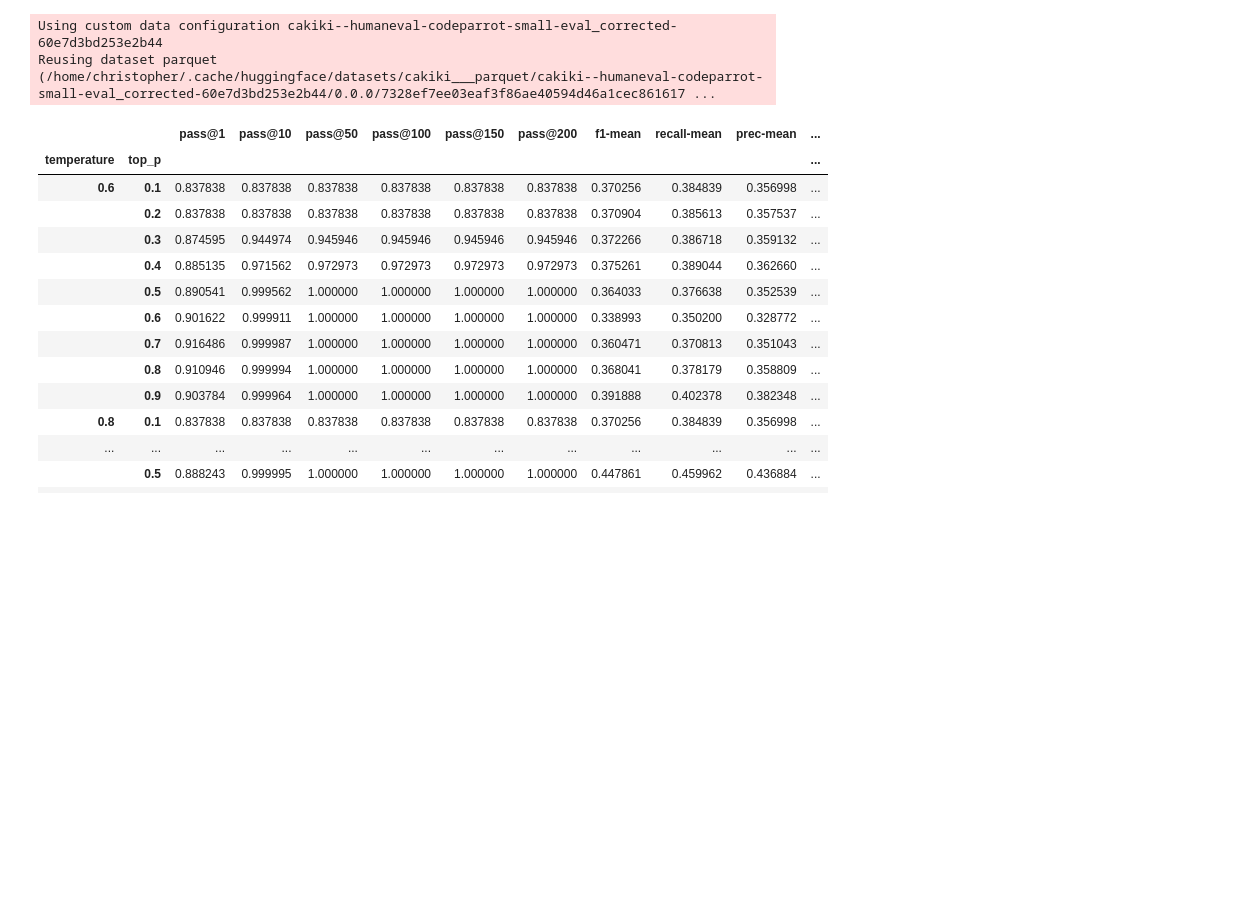
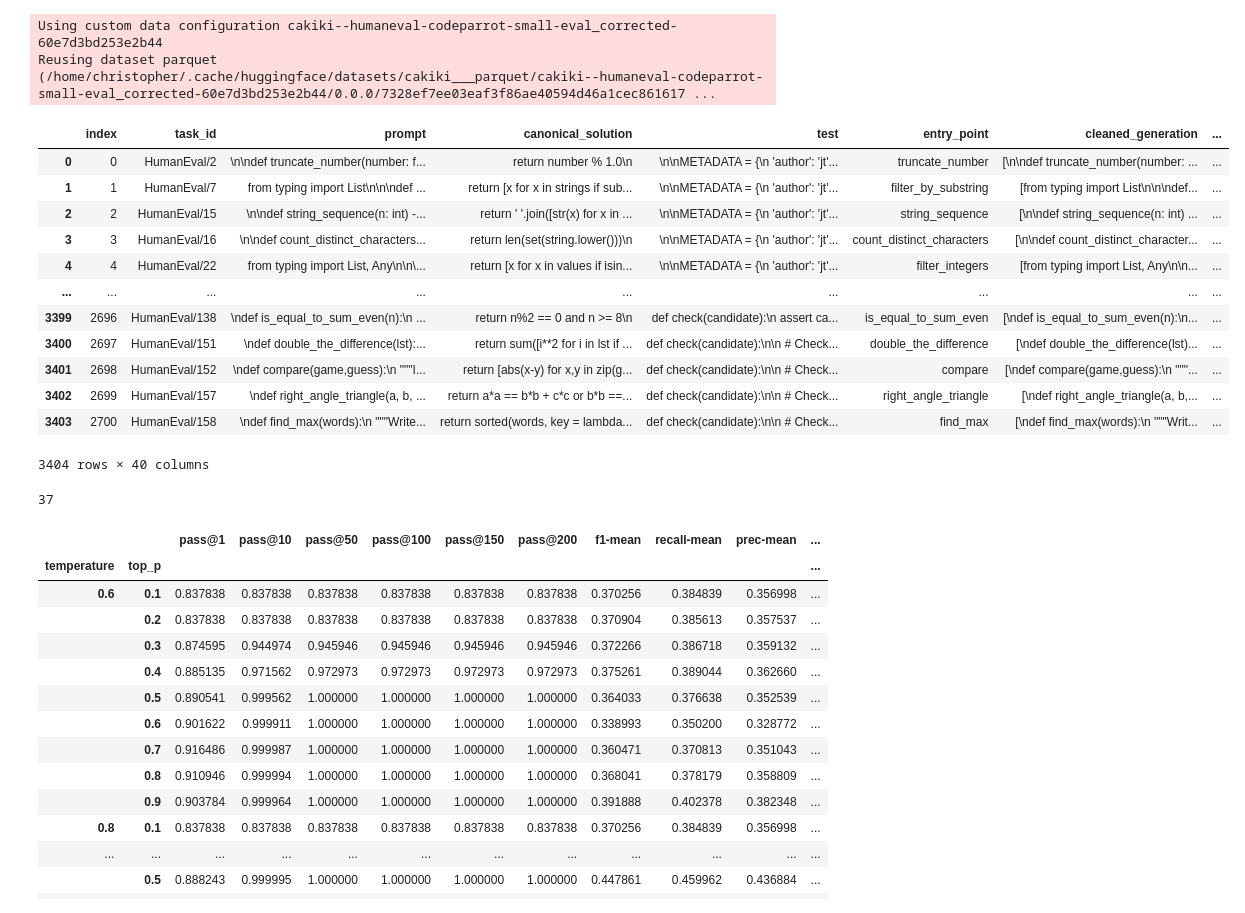
Before and after one commit to cakiki/codeLM, a Jupyter notebook: notebooks/results.ipynb, the cells around one changed output. Drawn from its saved outputs; the diff is of its cells as text; code cells hidden in the pictures; blank space fills up the shorter version.

```diff
--- a/notebooks/results.ipynb
+++ b/notebooks/results.ipynb
@@ -155,6 +155,22 @@ Using custom data configuration cakiki--humaneval-codeparrot-small-eval_correcte
 Reusing dataset parquet (/home/christopher/.cache/huggingface/datasets/cakiki___parquet/cakiki--humaneval-codeparrot-small-eval_corrected-60e7d3bd253e2b44/0.0.0/7328ef7ee03eaf3f86ae40594d46a1cec861617 ...
 # %%
 df = dset.to_pandas()
+# %%
+df
+# %% [output]
+|  | index | task_id | prompt | canonical_solution | test | entry_point | cleaned_generation | ... |
+| 0 | 0 | HumanEval/2 | \n\ndef truncate_number(number: f... | return number % 1.0\n | \n\nMETADATA = {\n 'author': 'jt'... | truncate_number | [\n\ndef truncate_number(number: ... | ... |
+| 1 | 1 | HumanEval/7 | from typing import List\n\n\ndef ... | return [x for x in strings if sub... | \n\nMETADATA = {\n 'author': 'jt'... | filter_by_substring | [from typing import List\n\n\ndef... | ... |
+| 2 | 2 | HumanEval/15 | \n\ndef string_sequence(n: int) -... | return ' '.join([str(x) for x in ... | \n\nMETADATA = {\n 'author': 'jt'... | string_sequence | [\n\ndef string_sequence(n: int) ... | ... |
+| 3 | 3 | HumanEval/16 | \n\ndef count_distinct_characters... | return len(set(string.lower()))\n | \n\nMETADATA = {\n 'author': 'jt'... | count_distinct_characters | [\n\ndef count_distinct_character... | ... |
+| 4 | 4 | HumanEval/22 | from typing import List, Any\n\n\... | return [x for x in values if isin... | \n\nMETADATA = {\n 'author': 'jt'... | filter_integers | [from typing import List, Any\n\n... | ... |
+| ... | ... | ... | ... | ... | ... | ... | ... | ... |
+| 3399 | 2696 | HumanEval/138 | \ndef is_equal_to_sum_even(n):\n ... | return n%2 == 0 and n >= 8\n | def check(candidate):\n assert ca... | is_equal_to_sum_even | [\ndef is_equal_to_sum_even(n):\n... | ... |
+| 3400 | 2697 | HumanEval/151 | \ndef double_the_difference(lst):... | return sum([i**2 for i in lst if ... | def check(candidate):\n\n # Check... | double_the_difference | [\ndef double_the_difference(lst)... | ... |
+| 3401 | 2698 | HumanEval/152 | \ndef compare(game,guess):\n """I... | return [abs(x-y) for x,y in zip(g... | def check(candidate):\n\n # Check... | compare | [\ndef compare(game,guess):\n """... | ... |
+| 3402 | 2699 | HumanEval/157 | \ndef right_angle_triangle(a, b, ... | return a*a == b*b + c*c or b*b ==... | def check(candidate):\n\n # Check... | right_angle_triangle | [\ndef right_angle_triangle(a, b,... | ... |
+| 3403 | 2700 | HumanEval/158 | \ndef find_max(words):\n """Write... | return sorted(words, key = lambda... | def check(candidate):\n\n # Check... | find_max | [\ndef find_max(words):\n """Writ... | ... |
+3404 rows × 40 columns
 # %%
 df['f1-mean'] = df['codebert-bert-score-f1'].apply(np.mean)
 df['recall-mean'] = df['codebert-bert-score-recall'].apply(np.mean)
@@ -178,6 +194,10 @@ sampling_typical_p = sampling[sampling['top_p'] == 1].copy()
 greedy = df[df['do_sample']==False].copy()
 beam_search = greedy[greedy['num_beams']!=1].copy()
 no_beam_search = greedy[greedy['num_beams']==1].copy()
+# %%
+len(df['task_id'].unique())
+# %% [output]
+37
 # %%
 sampling_top_p.groupby(['temperature', 'top_p'])[['pass@1','pass@10', 'pass@50', 'pass@100',
         'pass@150', 'pass@200', 'f1-mean', 'recall-mean',
```
Also changed, not shown: parts of 5 cells of this notebook, 3 other files.
